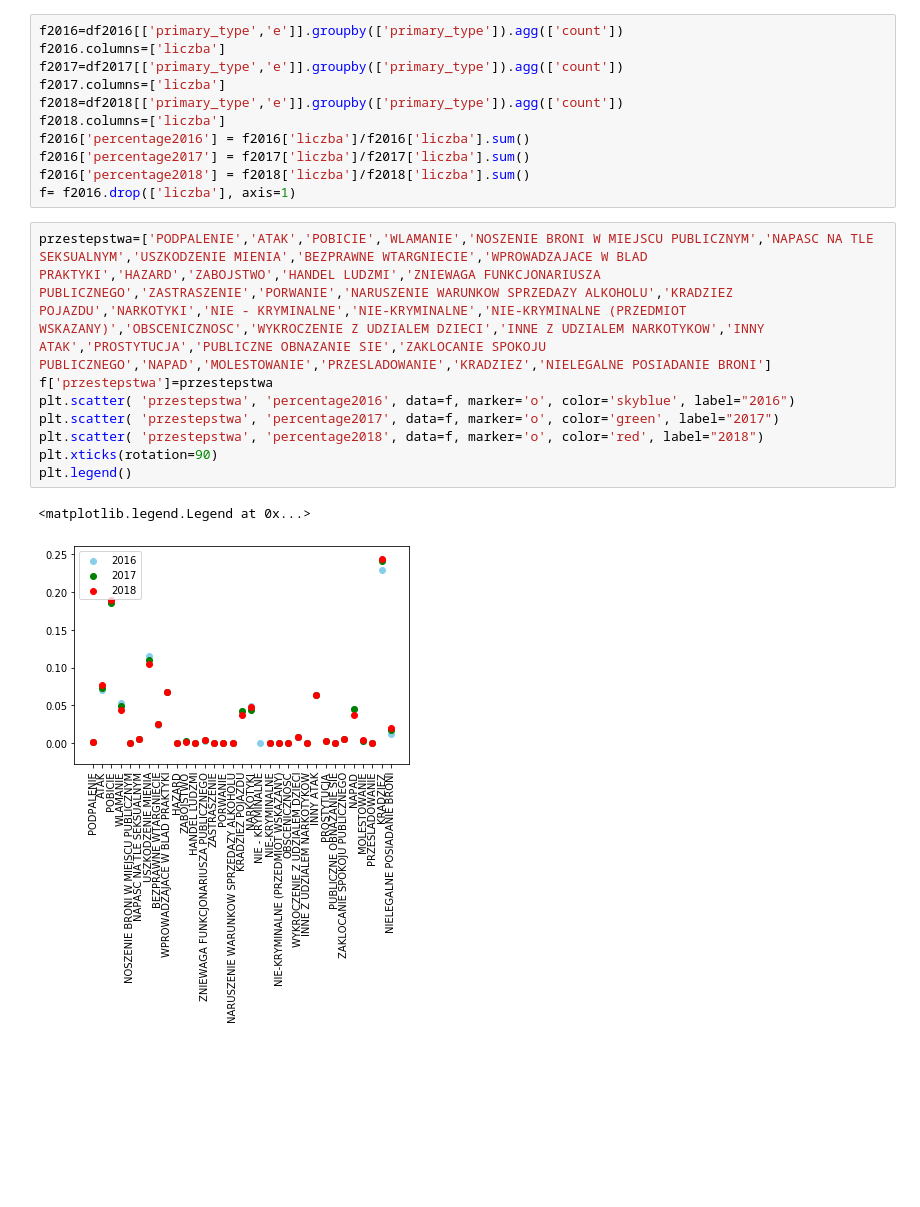
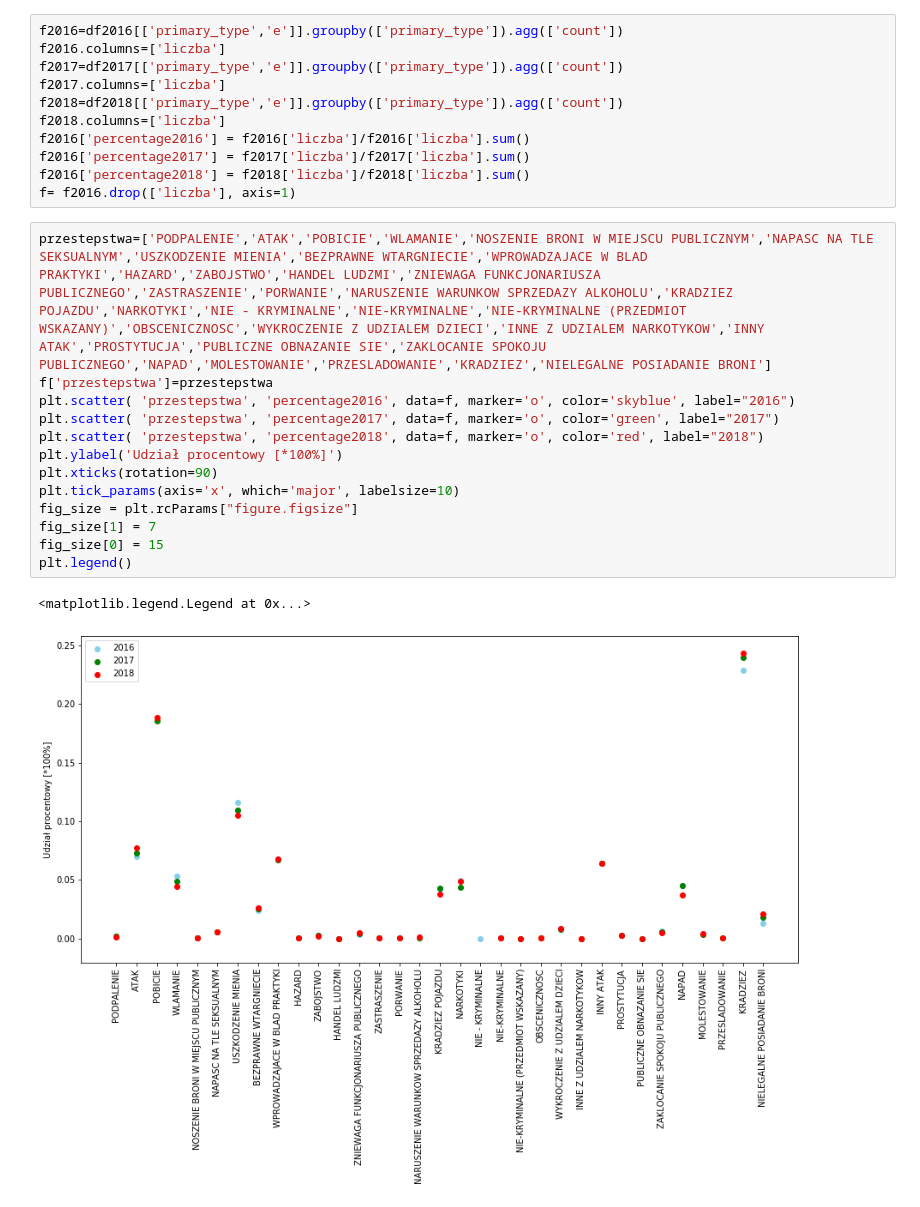
Before and after one commit to Robertus100/SGH_Praca_Magisterska, a Jupyter notebook: Analiza danych.ipynb, the cells around one changed output. Saved outputs shown, nothing was run; the diff lists cells and outputs as text; blank space fills up the shorter version.

```diff
--- a/Analiza danych.ipynb
+++ b/Analiza danych.ipynb
@@ -217,11 +216,16 @@ f= f2016.drop(['liczba'], axis=1)
 # %%
 przestepstwa=['PODPALENIE','ATAK','POBICIE','WLAMANIE','NOSZENIE BRONI W MIEJSCU PUBLICZNYM','NAPASC NA TLE SEKSUALNYM','USZKODZENIE MIENIA','BEZPRAWNE WTARGNIECIE','WPROWADZAJACE W BLAD PRAKTYKI','HAZARD','ZABOJSTWO','HANDEL LUDZMI','ZNIEWAGA FUNKCJONARIUSZA PUBLICZNEGO','ZASTRASZENIE','PORWANIE','NARUSZENIE WARUNKOW SPRZEDAZY ALKOHOLU','KRADZIEZ POJAZDU','NARKOTYKI','NIE - KRYMINALNE','NIE-KRYMINALNE','NIE-KRYMINALNE (PRZEDMIOT WSKAZANY)','OBSCENICZNOSC','WYKROCZENIE Z UDZIALEM DZIECI','INNE Z UDZIALEM NARKOTYKOW','INNY ATAK','PROSTYTUCJA','PUBLICZNE OBNAZANIE SIE','ZAKLOCANIE SPOKOJU PUBLICZNEGO','NAPAD','MOLESTOWANIE','PRZESLADOWANIE','KRADZIEZ','NIELEGALNE POSIADANIE BRONI']
 f['przestepstwa']=przestepstwa
 plt.scatter( 'przestepstwa', 'percentage2016', data=f, marker='o', color='skyblue', label="2016")
 plt.scatter( 'przestepstwa', 'percentage2017', data=f, marker='o', color='green', label="2017")
 plt.scatter( 'przestepstwa', 'percentage2018', data=f, marker='o', color='red', label="2018")
+plt.ylabel('Udział procentowy [*100%]')
 plt.xticks(rotation=90)
+plt.tick_params(axis='x', which='major', labelsize=10)
+fig_size = plt.rcParams["figure.figsize"]
+fig_size[1] = 7
+fig_size[0] = 15
 plt.legend()
 # %% [output]
 <matplotlib.legend.Legend at 0x...>
-[figure, old version]
+[figure, new version]
```
Also changed, not shown: parts of 4 cells of this notebook, 1 other file.
